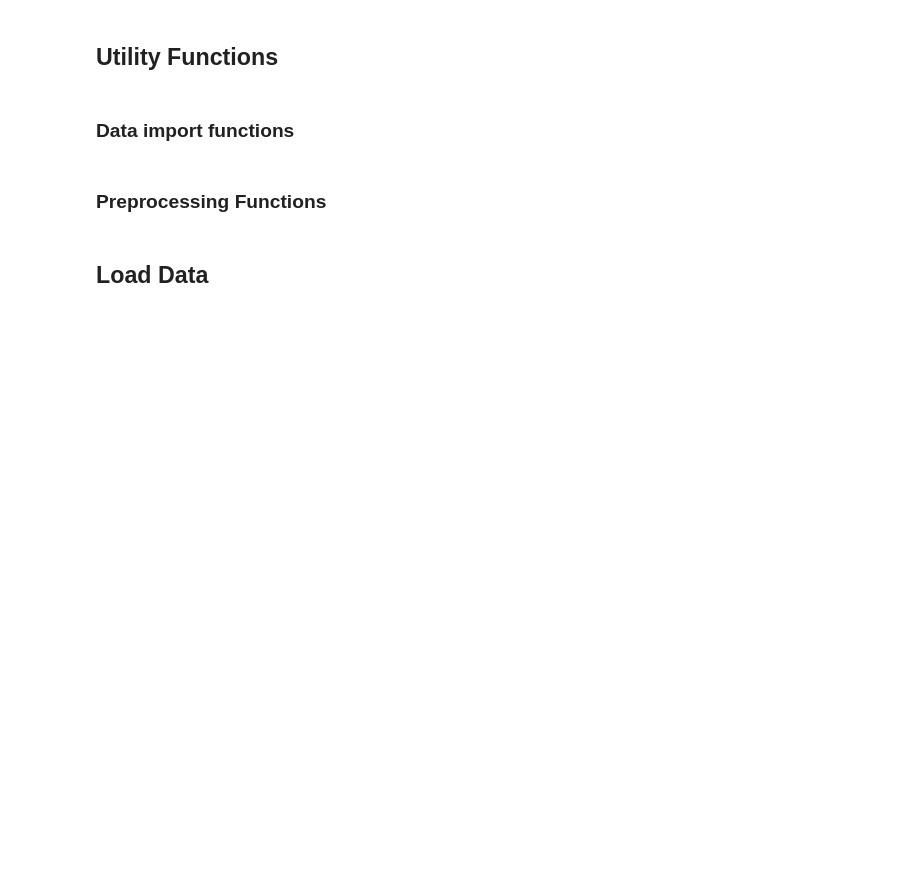
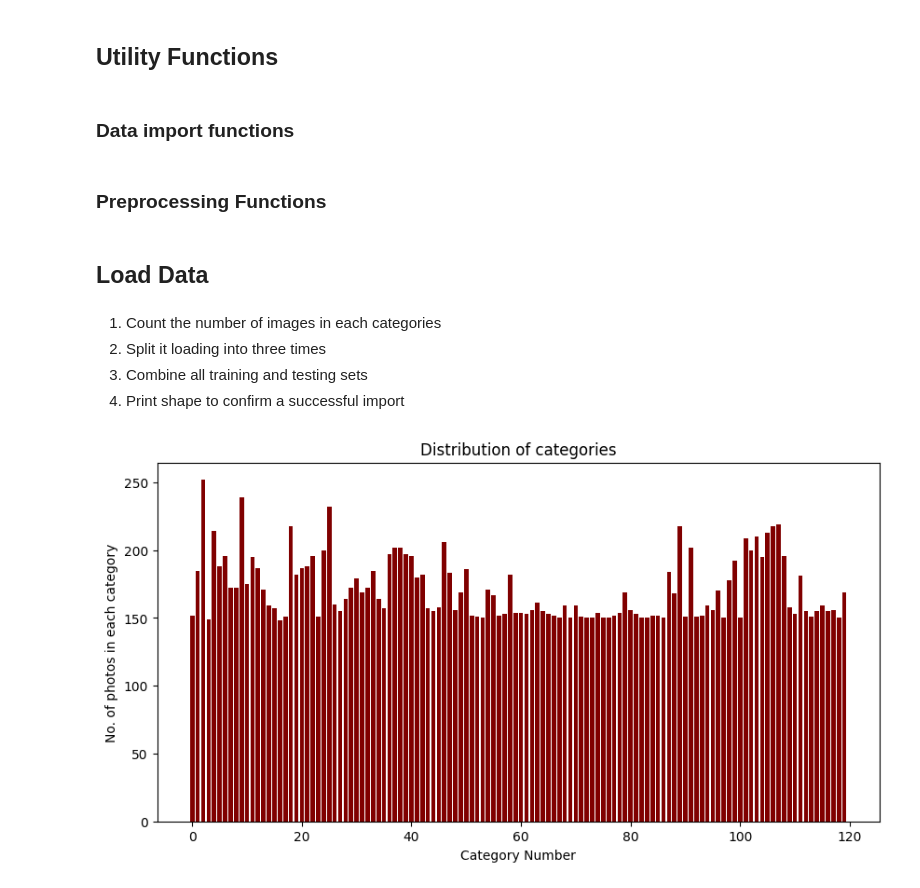
Before and after one commit to jackfisher100/CAB420-Assignment2, a Jupyter notebook: working.ipynb, the cells around one changed output. Saved outputs shown, nothing was run; the diff lists cells and outputs as text; code cells hidden in the pictures; blank space fills up the shorter version.

Commit message:
[Import] Split import into three

```diff
--- a/working.ipynb
+++ b/working.ipynb
@@ -190,4 +222,13 @@ def cmc_to_top(cmc, verbose=True):
     return top1, top5, top10
 # %% [markdown]
 ## Load Data
+# %% [markdown]
+1. Count the number of images in each categories
+2. Split it loading into three times
+3. Combine all training and testing sets
+4. Print shape to confirm a successful import
+# %%
+category = pre.count_categories()
+# %% [output]
+[figure, added]
 # %%
```
Also changed, not shown: parts of 4 cells of this notebook, 4 other files.
